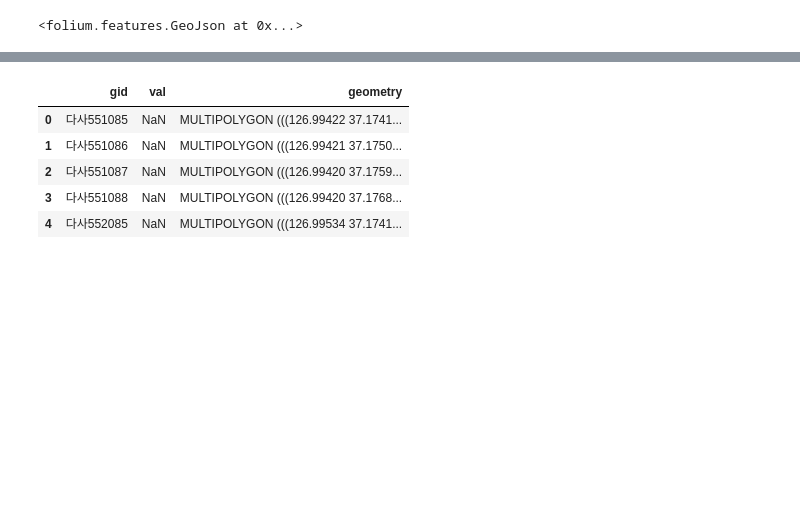
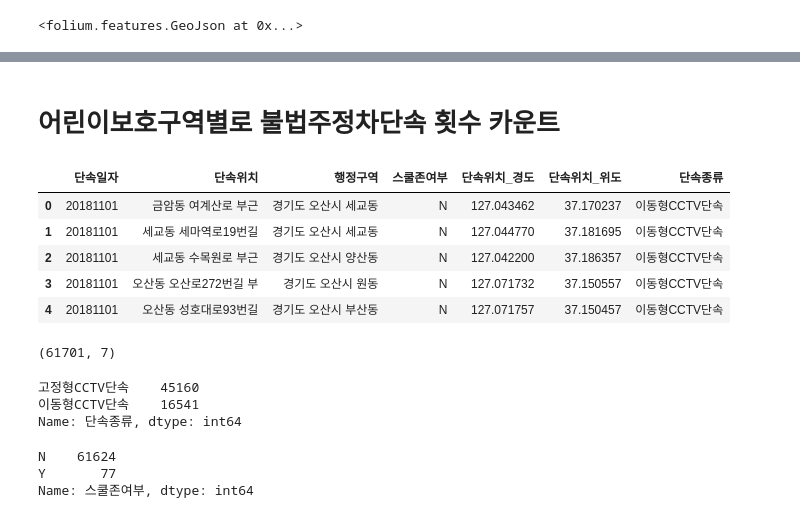
Before and after one commit to ikeven94/Osan-Si_-Identify-_TA_DangerZones, a Jupyter notebook: EDA/cjlee_EDA_교통안전시설물_설치_후보지.ipynb, the cells around one changed output, grey strips where cells are left out. Drawn from its saved outputs; the diff is of its cells as text; code cells hidden in the pictures; blank space fills up the shorter version.

Commit message:
어린이보호구역별 무인교통단속카메라, 주정차단속 업데이트

```diff
--- a/EDA/cjlee_EDA_교통안전시설물_설치_후보지.ipynb
+++ b/EDA/cjlee_EDA_교통안전시설물_설치_후보지.ipynb
@@ -234,9 +392,27 @@ m
+# %% [markdown]
+# 어린이보호구역별로 불법주정차단속 횟수 카운트
 # %%
-거주인구격자_유소년.head()
+주정차단속.head()
 # %% [output]
-|  | gid | val | geometry |
-| 0 | 다사551085 | NaN | MULTIPOLYGON (((126.99422 37.1741... |
-| 1 | 다사551086 | NaN | MULTIPOLYGON (((126.99421 37.1750... |
-| 2 | 다사551087 | NaN | MULTIPOLYGON (((126.99420 37.1759... |
-| 3 | 다사551088 | NaN | MULTIPOLYGON (((126.99420 37.1768... |
-| 4 | 다사552085 | NaN | MULTIPOLYGON (((126.99534 37.1741... |
+|  | 단속일자 | 단속위치 | 행정구역 | 스쿨존여부 | 단속위치_경도 | 단속위치_위도 | 단속종류 |
+| 0 | 20181101 | 금암동 여계산로 부근 | 경기도 오산시 세교동 | N | 127.043462 | 37.170237 | 이동형CCTV단속 |
+| 1 | 20181101 | 세교동 세마역로19번길 | 경기도 오산시 세교동 | N | 127.044770 | 37.181695 | 이동형CCTV단속 |
+| 2 | 20181101 | 세교동 수목원로 부근 | 경기도 오산시 양산동 | N | 127.042200 | 37.186357 | 이동형CCTV단속 |
+| 3 | 20181101 | 오산동 오산로272번길 부 | 경기도 오산시 원동 | N | 127.071732 | 37.150557 | 이동형CCTV단속 |
+| 4 | 20181101 | 오산동 성호대로93번길 | 경기도 오산시 부산동 | N | 127.071757 | 37.150457 | 이동형CCTV단속 |
+# %%
+주정차단속.shape
+# %% [output]
+(61701, 7)
+# %%
+주정차단속['단속종류'].value_counts()
+# %% [output]
+고정형CCTV단속    45160
+이동형CCTV단속    16541
+Name: 단속종류, dtype: int64
+# %%
+주정차단속['스쿨존여부'].value_counts()
+# %% [output]
+N    61624
+Y       77
+Name: 스쿨존여부, dtype: int64
```
Also changed, not shown: parts of 32 cells of this notebook.
